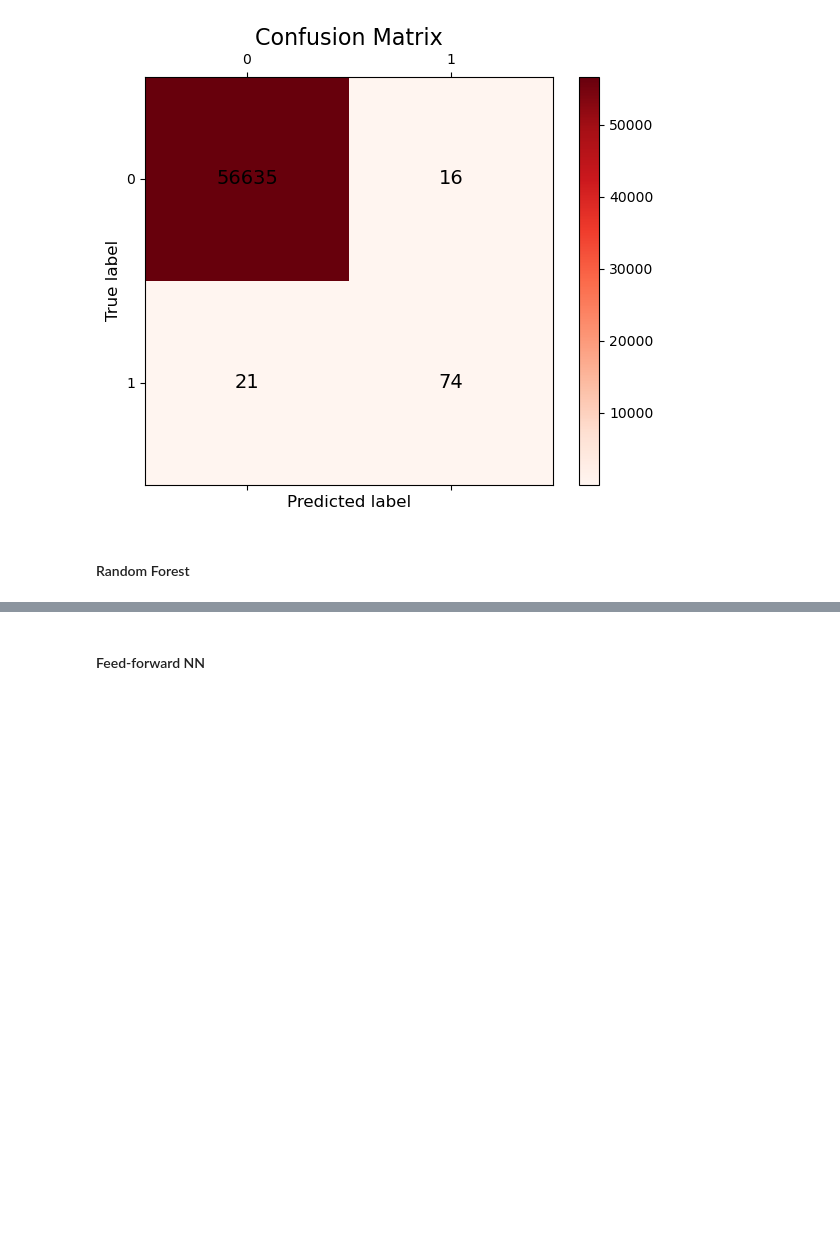
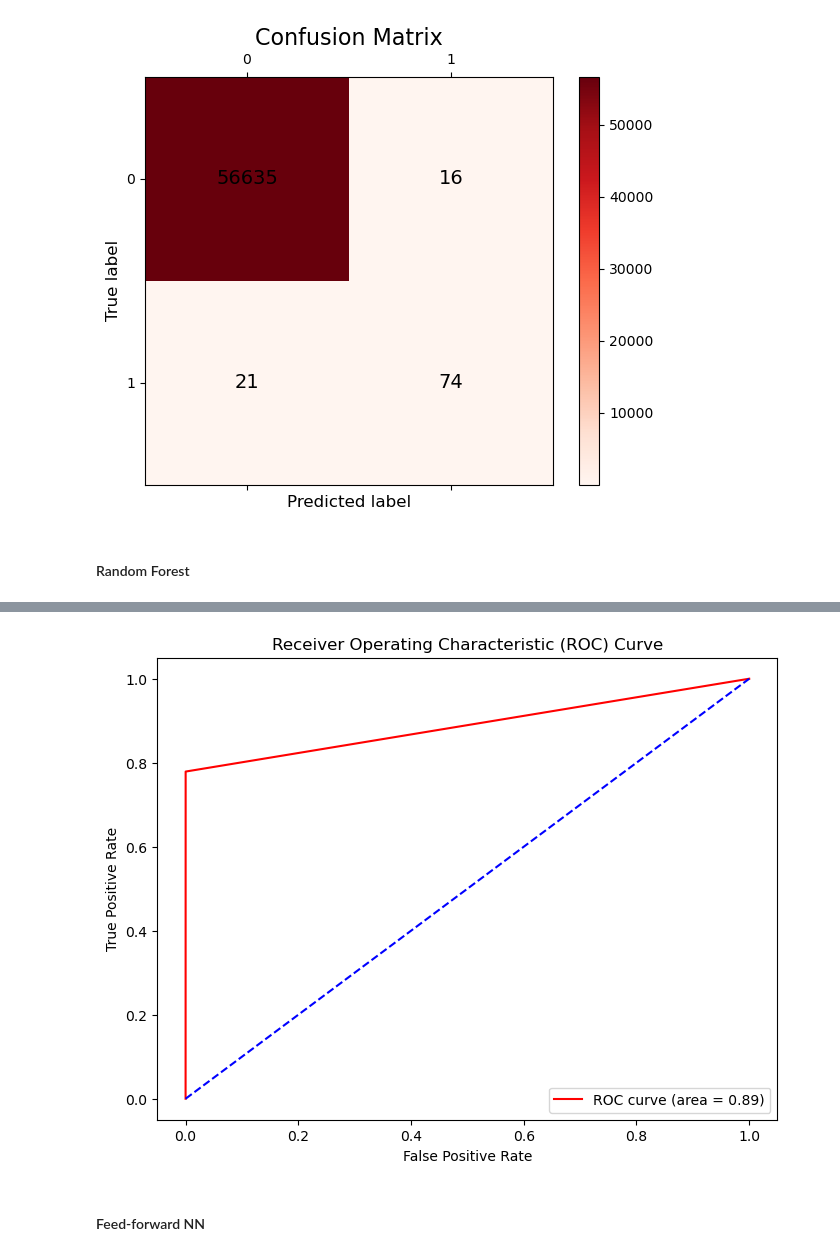
Before and after one commit to leobt23/Applications_DSE, a Jupyter notebook: code/data_exploration.ipynb, the cells around one changed output, grey strips where cells are left out. Cells and saved outputs as stored; diff of their text form; code cells hidden in the pictures; blank space fills up the shorter version.

```diff
--- a/code/data_exploration.ipynb
+++ b/code/data_exploration.ipynb
@@ -1243,2 +1270,20 @@ print(cm)
+# %%
+# Calculate the fpr and tpr for all thresholds of the classification
+fpr, tpr, threshold = roc_curve(y_test, y_pred)
+
+# Calculate the AUC
+auc = roc_auc_score(y_test, y_pred)
+
+# Plot the ROC curve
+plt.figure(figsize=(8, 6))
+plt.plot(fpr, tpr, color='red', label='ROC curve (area = %0.2f)' % auc)
+plt.plot([0, 1], [0, 1], color='blue', linestyle='--')  # Plot the random line
+plt.xlabel('False Positive Rate')
+plt.ylabel('True Positive Rate')
+plt.title('Receiver Operating Characteristic (ROC) Curve')
+plt.legend(loc="lower right")
+plt.show()
+# %% [output]
+[figure, added]
 # %% [markdown]
 #### Feed-forward NN
```
Also changed, not shown: parts of 7 cells of this notebook.
